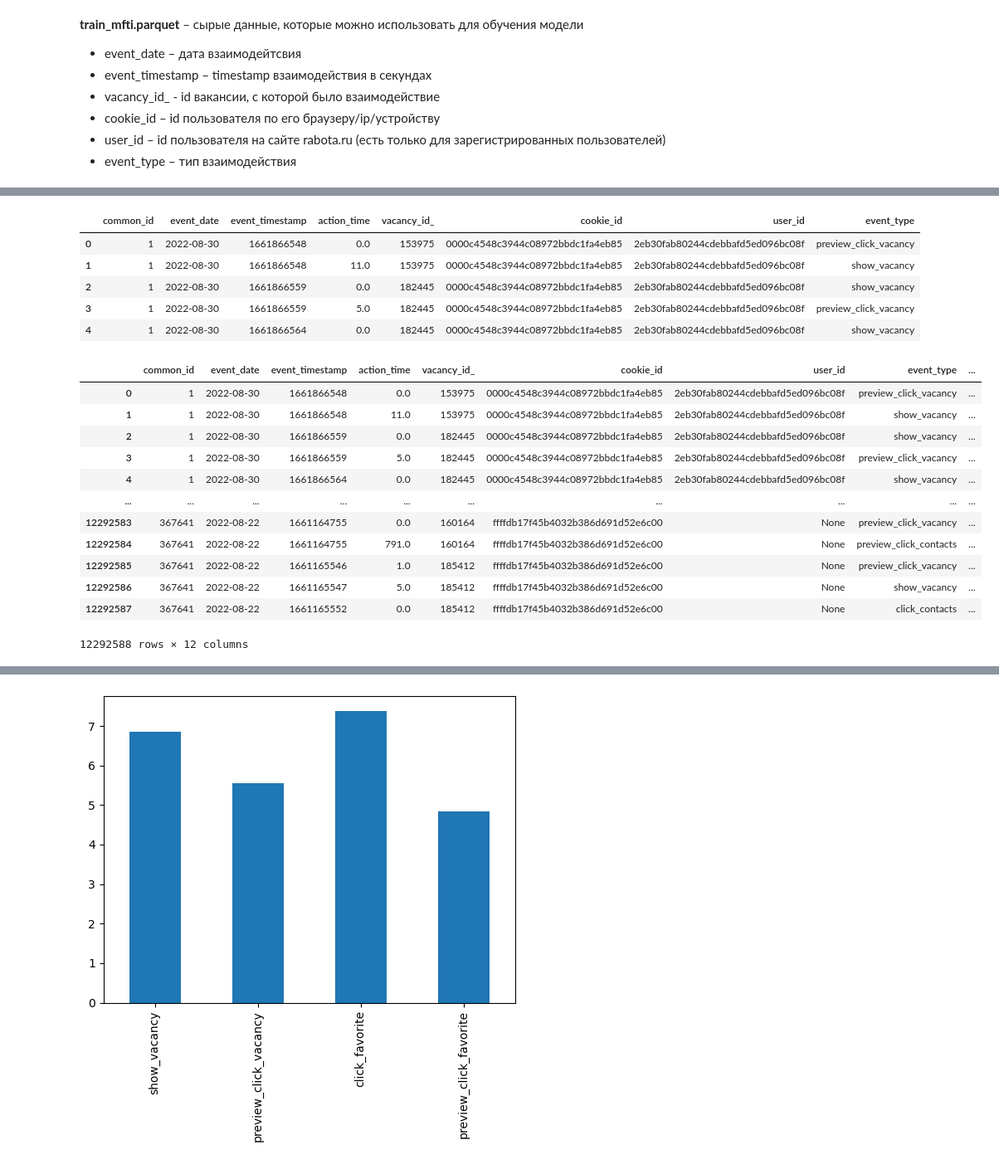
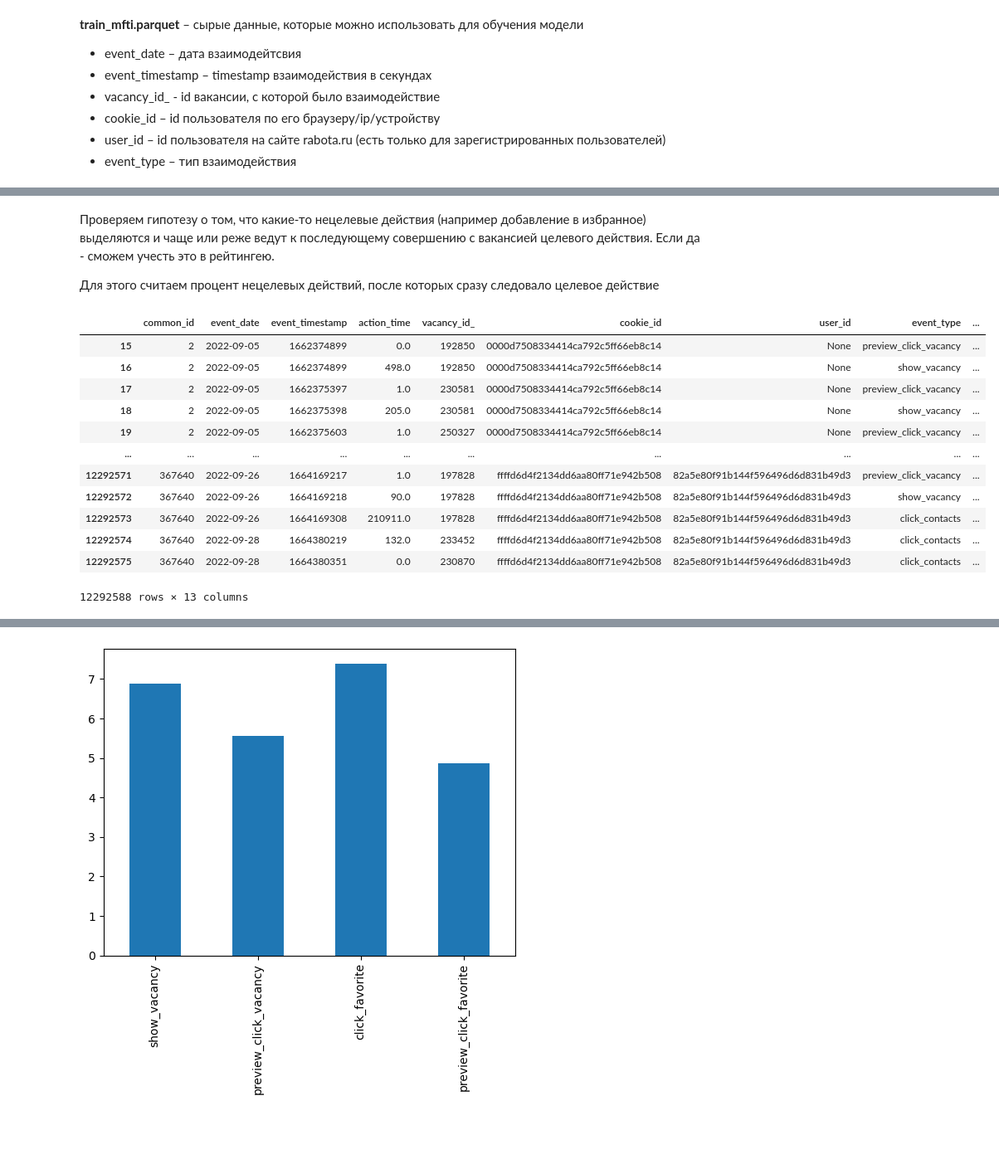
Before and after one commit to YurezSml/Hakaton2022, a Jupyter notebook: DataAnalysis.ipynb, the cells around one changed output, grey strips where cells are left out. Shown at 83% size. Saved outputs shown, nothing was run; the diff lists cells and outputs as text; code cells hidden in the pictures; blank space fills up the shorter version.

```diff
--- a/DataAnalysis.ipynb
+++ b/DataAnalysis.ipynb
@@ -15,4 +105,6 @@ import time
 # %%
-# Загружаем датасет
+# Загружаем обработанный датасет
+
 data_folder = 'Data_Rabota'
-df = pd.read_parquet(f"{data_folder}/Processed_dataset.parquet")
+proc_train_df = pd.read_parquet(f"{data_folder}/Processed_dataset.parquet")
+proc_train_df
@@ -19,9 +124,0 @@ df = pd.read_parquet(f"{data_folder}/Processed_dataset.parquet")
-# %%
-df.head()
-# %% [output]
-|  | common_id | event_date | event_timestamp | action_time | vacancy_id_ | cookie_id | user_id | event_type |
-| 0 | 1 | 2022-08-30 | 1661866548 | 0.0 | 153975 | 0000c4548c3944c08972bbdc1fa4eb85 | 2eb30fab80244cdebbafd5ed096bc08f | preview_click_vacancy |
-| 1 | 1 | 2022-08-30 | 1661866548 | 11.0 | 153975 | 0000c4548c3944c08972bbdc1fa4eb85 | 2eb30fab80244cdebbafd5ed096bc08f | show_vacancy |
-| 2 | 1 | 2022-08-30 | 1661866559 | 0.0 | 182445 | 0000c4548c3944c08972bbdc1fa4eb85 | 2eb30fab80244cdebbafd5ed096bc08f | show_vacancy |
-| 3 | 1 | 2022-08-30 | 1661866559 | 5.0 | 182445 | 0000c4548c3944c08972bbdc1fa4eb85 | 2eb30fab80244cdebbafd5ed096bc08f | preview_click_vacancy |
-| 4 | 1 | 2022-08-30 | 1661866564 | 0.0 | 182445 | 0000c4548c3944c08972bbdc1fa4eb85 | 2eb30fab80244cdebbafd5ed096bc08f | show_vacancy |
@@ -28,42 +139,27 @@ df.head()
+# %% [markdown]
+Проверяем гипотезу о том, что какие-то нецелевые действия (например добавление в избранное) выделяются и чаще или реже ведут к последующему совершению с вакансией целевого действия. Если да - сможем учесть это в рейтингею.
+
+Для этого считаем процент нецелевых действий, после которых сразу следовало целевое действие
 # %%
-nonrel_vac_list = ['show_vacancy',
-                'preview_click_vacancy',
-                'click_favorite',
-                'preview_click_favorite']
-
-rel_vac_list = ['click_response',
-                'preview_click_response',
-                'click_contacts',
-                'preview_click_contacts',
-                'click_phone',
-                'preview_click_phone']
-df['shifted_event_type'] = df['event_type'].shift(-1)
-
-
-def get_number_relevant_vac(x, purpose_vac):
-    if x == purpose_vac and x.shift(-1) in rel_vac_list:
-        return 1
-    else:
-        return 0
-
+proc_train_df['shifted_event_type'] = proc_train_df['event_type'].shift(-1)
 for nonrel_vac in nonrel_vac_list:
-    df[nonrel_vac] = np.where((df['event_type'] == nonrel_vac) & df['shifted_event_type'].isin(rel_vac_list), 1, 0)
-df = df.drop(columns=['shifted_event_type'])
-df
+    proc_train_df[nonrel_vac] = np.where((proc_train_df['event_type'] == nonrel_vac) & proc_train_df['shifted_event_type'].isin(rel_vac_list), 1, 0)
+proc_train_df = proc_train_df.drop(columns=['shifted_event_type'])
+proc_train_df
 # %% [output]
 |  | common_id | event_date | event_timestamp | action_time | vacancy_id_ | cookie_id | user_id | event_type | ... |
-| 0 | 1 | 2022-08-30 | 1661866548 | 0.0 | 153975 | 0000c4548c3944c08972bbdc1fa4eb85 | 2eb30fab80244cdebbafd5ed096bc08f | preview_click_vacancy | ... |
-| 1 | 1 | 2022-08-30 | 1661866548 | 11.0 | 153975 | 0000c4548c3944c08972bbdc1fa4eb85 | 2eb30fab80244cdebbafd5ed096bc08f | show_vacancy | ... |
-| 2 | 1 | 2022-08-30 | 1661866559 | 0.0 | 182445 | 0000c4548c3944c08972bbdc1fa4eb85 | 2eb30fab80244cdebbafd5ed096bc08f | show_vacancy | ... |
-| 3 | 1 | 2022-08-30 | 1661866559 | 5.0 | 182445 | 0000c4548c3944c08972bbdc1fa4eb85 | 2eb30fab80244cdebbafd5ed096bc08f | preview_click_vacancy | ... |
-| 4 | 1 | 2022-08-30 | 1661866564 | 0.0 | 182445 | 0000c4548c3944c08972bbdc1fa4eb85 | 2eb30fab80244cdebbafd5ed096bc08f | show_vacancy | ... |
+| 15 | 2 | 2022-09-05 | 1662374899 | 0.0 | 192850 | 0000d7508334414ca792c5ff66eb8c14 | None | preview_click_vacancy | ... |
+| 16 | 2 | 2022-09-05 | 1662374899 | 498.0 | 192850 | 0000d7508334414ca792c5ff66eb8c14 | None | show_vacancy | ... |
+| 17 | 2 | 2022-09-05 | 1662375397 | 1.0 | 230581 | 0000d7508334414ca792c5ff66eb8c14 | None | preview_click_vacancy | ... |
+| 18 | 2 | 2022-09-05 | 1662375398 | 205.0 | 230581 | 0000d7508334414ca792c5ff66eb8c14 | None | show_vacancy | ... |
+| 19 | 2 | 2022-09-05 | 1662375603 | 1.0 | 250327 | 0000d7508334414ca792c5ff66eb8c14 | None | preview_click_vacancy | ... |
 | ... | ... | ... | ... | ... | ... | ... | ... | ... | ... |
-| 12292583 | 367641 | 2022-08-22 | 1661164755 | 0.0 | 160164 | ffffdb17f45b4032b386d691d52e6c00 | None | preview_click_vacancy | ... |
-| 12292584 | 367641 | 2022-08-22 | 1661164755 | 791.0 | 160164 | ffffdb17f45b4032b386d691d52e6c00 | None | preview_click_contacts | ... |
-| 12292585 | 367641 | 2022-08-22 | 1661165546 | 1.0 | 185412 | ffffdb17f45b4032b386d691d52e6c00 | None | preview_click_vacancy | ... |
-| 12292586 | 367641 | 2022-08-22 | 1661165547 | 5.0 | 185412 | ffffdb17f45b4032b386d691d52e6c00 | None | show_vacancy | ... |
-| 12292587 | 367641 | 2022-08-22 | 1661165552 | 0.0 | 185412 | ffffdb17f45b4032b386d691d52e6c00 | None | click_contacts | ... |
+| 12292571 | 367640 | 2022-09-26 | 1664169217 | 1.0 | 197828 | ffffd6d4f2134dd6aa80ff71e942b508 | 82a5e80f91b144f596496d6d831b49d3 | preview_click_vacancy | ... |
+| 12292572 | 367640 | 2022-09-26 | 1664169218 | 90.0 | 197828 | ffffd6d4f2134dd6aa80ff71e942b508 | 82a5e80f91b144f596496d6d831b49d3 | show_vacancy | ... |
+| 12292573 | 367640 | 2022-09-26 | 1664169308 | 210911.0 | 197828 | ffffd6d4f2134dd6aa80ff71e942b508 | 82a5e80f91b144f596496d6d831b49d3 | click_contacts | ... |
+| 12292574 | 367640 | 2022-09-28 | 1664380219 | 132.0 | 233452 | ffffd6d4f2134dd6aa80ff71e942b508 | 82a5e80f91b144f596496d6d831b49d3 | click_contacts | ... |
+| 12292575 | 367640 | 2022-09-28 | 1664380351 | 0.0 | 230870 | ffffd6d4f2134dd6aa80ff71e942b508 | 82a5e80f91b144f596496d6d831b49d3 | click_contacts | ... |
-12292588 rows × 12 columns
+12292588 rows × 13 columns
 # %%
 res_dict = {}
 for nonrel_vac in nonrel_vac_list:
```
Also changed, not shown: parts of 139 cells of this notebook.
